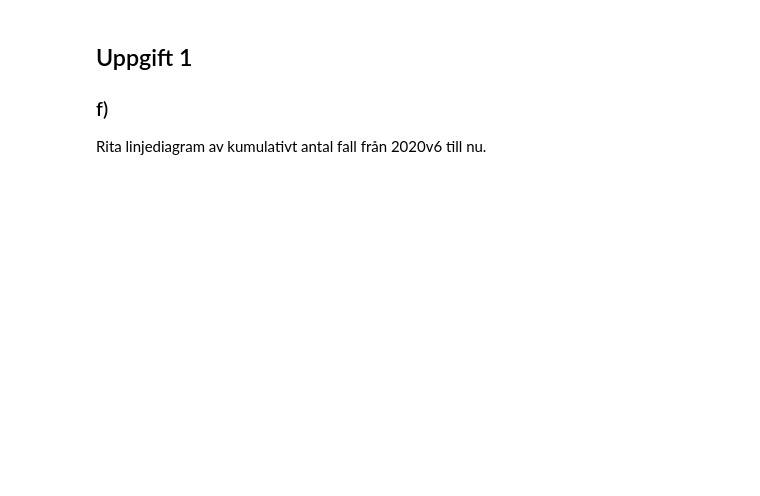
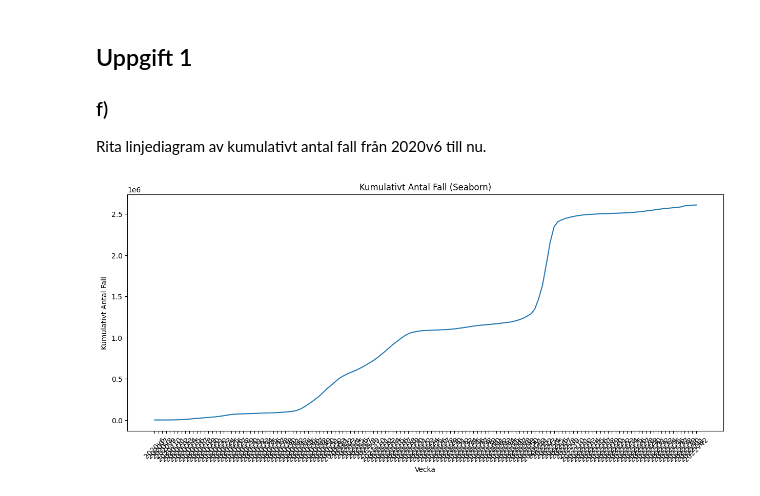
Before and after one commit to Wessnom/DataProcessing-Alexander-Wessner, a Jupyter notebook: Labb/Uppgift_1.ipynb, the cells around one changed output. Cells and saved outputs as stored; diff of their text form; code cells hidden in the pictures; blank space fills up the shorter version.

```diff
--- a/Labb/Uppgift_1.ipynb
+++ b/Labb/Uppgift_1.ipynb
@@ -216,0 +226,20 @@ Rita linjediagram av kumulativt antal fall från 2020v6 till nu.
+# %%
+# Seaborn
+
+plt.figure(figsize=(15, 6))
+
+sns.lineplot(x='Vecka', y='Kum_antal_fall', data=covid_data)
+plt.title('Kumulativt Antal Fall (Seaborn)')
+plt.xlabel('Vecka')
+plt.ylabel('Kumulativt Antal Fall')
+plt.xticks(rotation=45)
+plt.show
+
+# Plotly Express
+
+fig_px_cumulative_cases = px.line(covid_data, x='Vecka', y='Kum_antal_fall',
+                                  title='Kumulativt Antal Fall (Plotly Express)')
+fig_px_cumulative_cases.show()
+fig_px.write_html("../Labb/Visualiseringar/Kumulativt_antal_fall_plotly.html")
+# %% [output]
+[figure, added]
```
Also changed, not shown: parts of 4 cells of this notebook.
